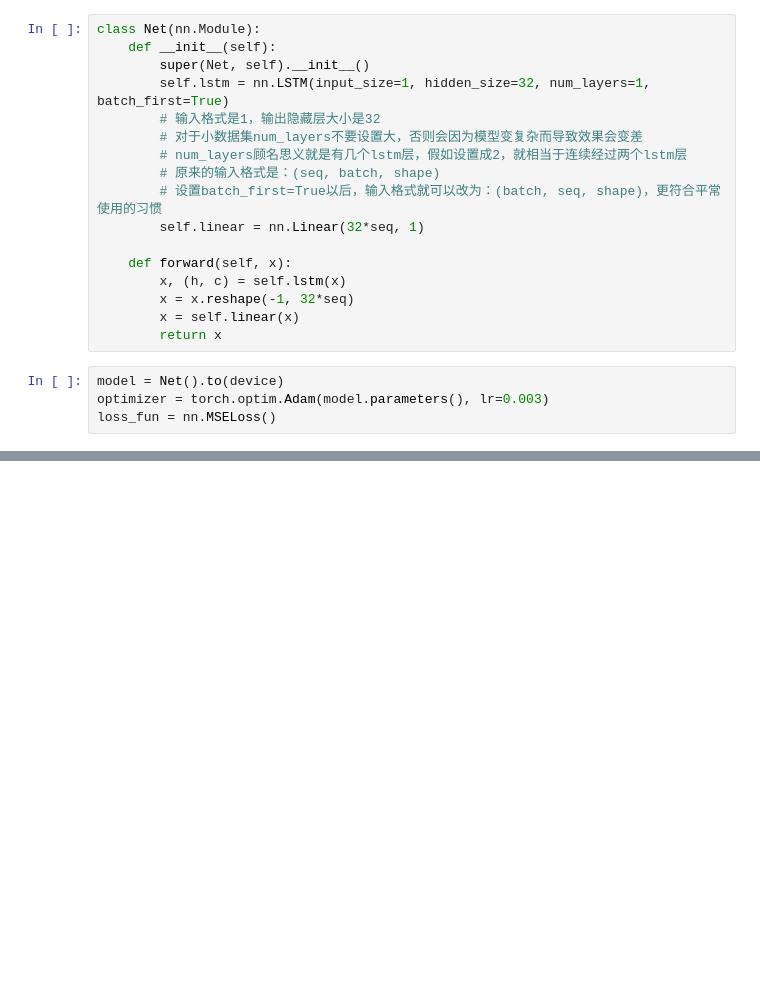
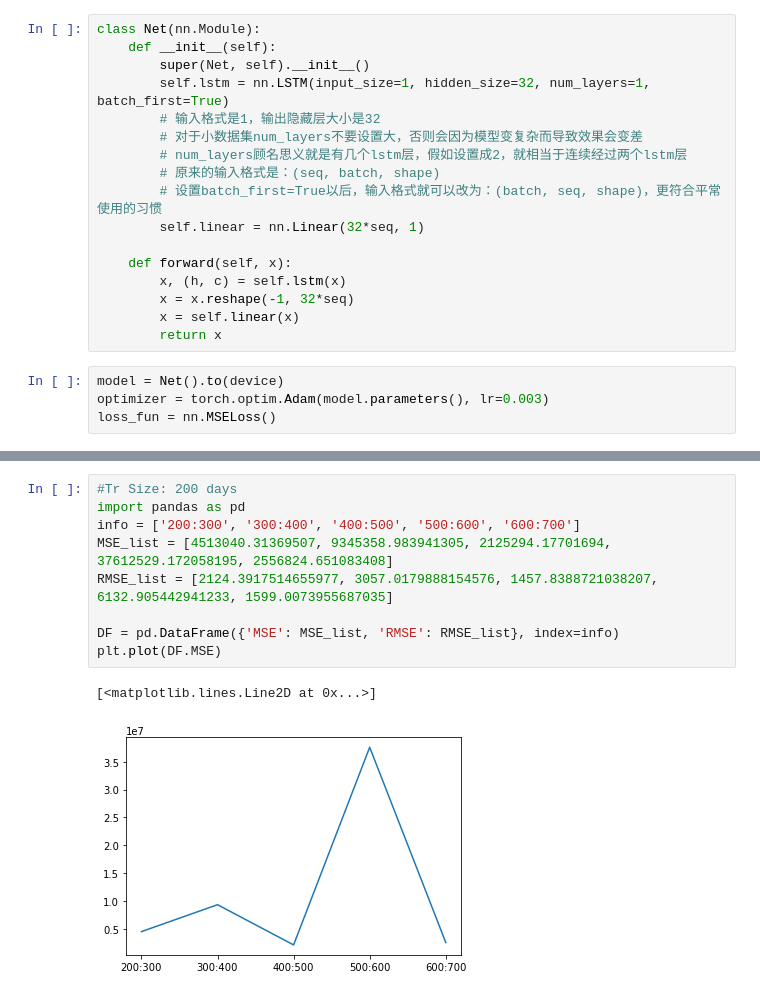
Before and after one commit to GoodrainCN/Covid_Trend, a Jupyter notebook: FL.ipynb, the cells around one changed output, grey strips where cells are left out. Saved outputs shown, nothing was run; the diff lists cells and outputs as text; blank space fills up the shorter version.

```diff
--- a/FL.ipynb
+++ b/FL.ipynb
@@ -136,0 +140,12 @@ plt.plot(result)
+# %%
+#Tr Size: 200 days
+import pandas as pd
+info = ['200:300', '300:400', '400:500', '500:600', '600:700']
+MSE_list = [4513040.31369507, 9345358.983941305, 2125294.17701694, 37612529.172058195, 2556824.651083408]
+RMSE_list = [2124.3917514655977, 3057.0179888154576, 1457.8388721038207, 6132.905442941233, 1599.0073955687035]
+
+DF = pd.DataFrame({'MSE': MSE_list, 'RMSE': RMSE_list}, index=info)
+plt.plot(DF.MSE)
+# %% [output]
+[<matplotlib.lines.Line2D at 0x...>]
+[figure, added]
```
Also changed, not shown: parts of 10 cells of this notebook, 4 other files.
